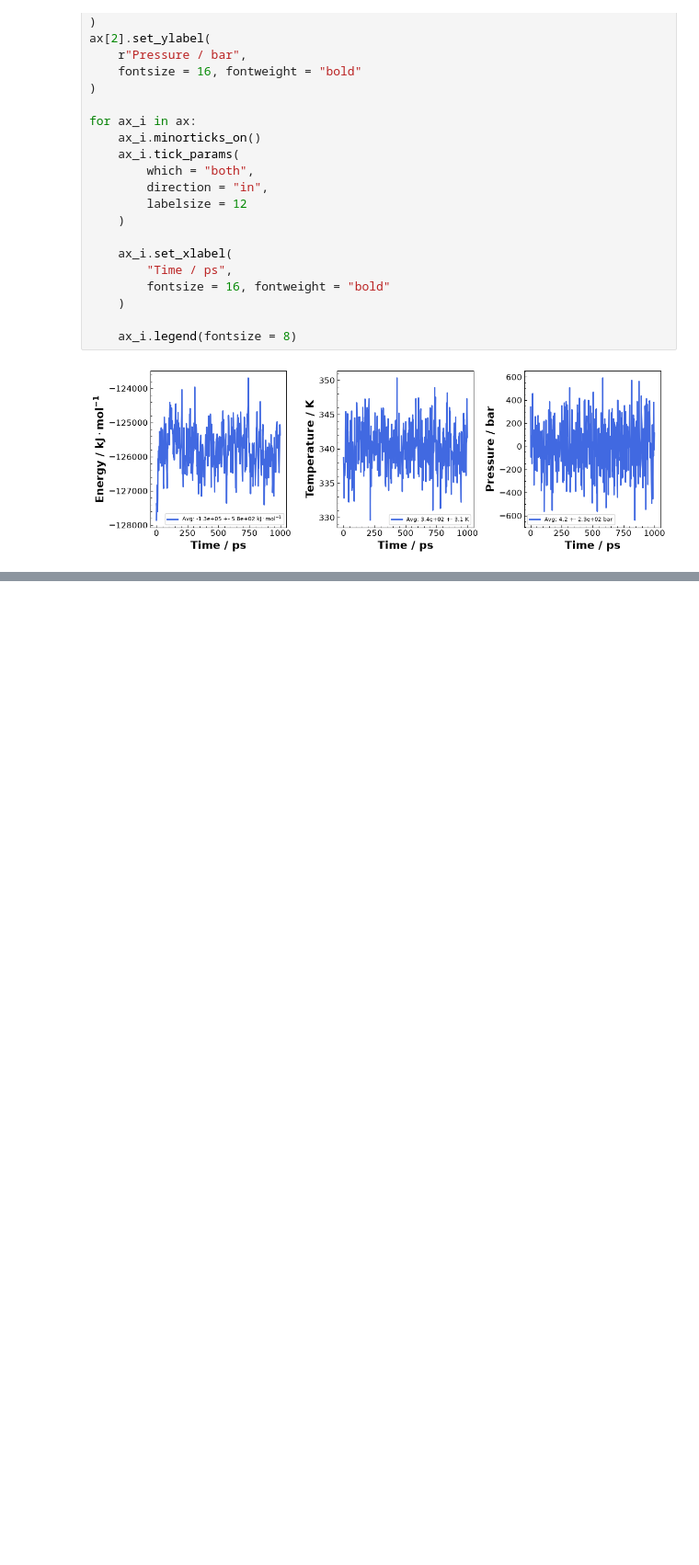
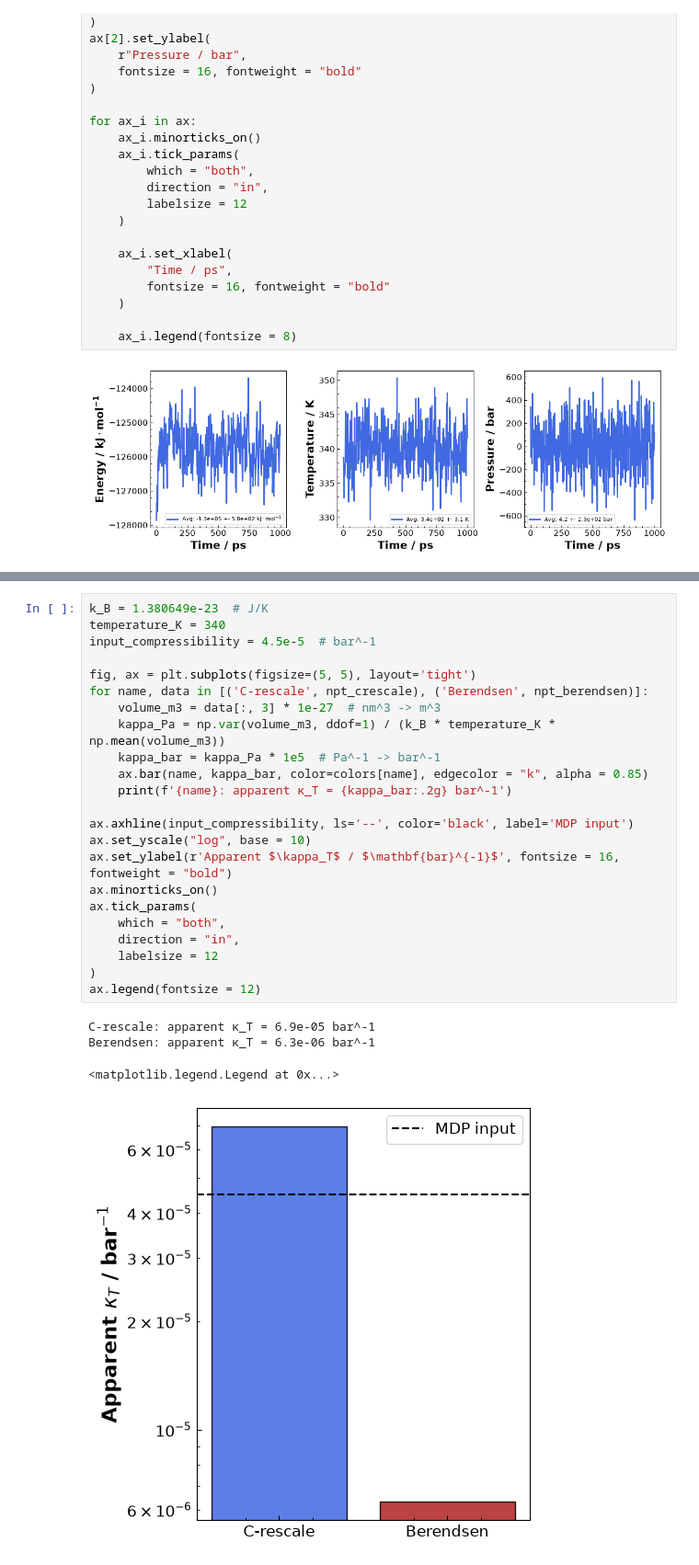
Before and after one commit to allexandre97/gromacs-tutorial, a Jupyter notebook: Exercises.ipynb, the cells around one changed output, grey strips where cells are left out. Shown at 92% size. Drawn from its saved outputs; the diff is of its cells as text; blank space fills up the shorter version.

```diff
--- a/Exercises.ipynb
+++ b/Exercises.ipynb
@@ -551,0 +845,28 @@ for ax_i in ax:
+# %%
+k_B = 1.380649e-23  # J/K
+temperature_K = 340
+input_compressibility = 4.5e-5  # bar^-1
+
+fig, ax = plt.subplots(figsize=(5, 5), layout='tight')
+for name, data in [('C-rescale', npt_crescale), ('Berendsen', npt_berendsen)]:
+    volume_m3 = data[:, 3] * 1e-27  # nm^3 -> m^3
+    kappa_Pa = np.var(volume_m3, ddof=1) / (k_B * temperature_K * np.mean(volume_m3))
+    kappa_bar = kappa_Pa * 1e5  # Pa^-1 -> bar^-1
+    ax.bar(name, kappa_bar, color=colors[name], edgecolor = "k", alpha = 0.85)
+    print(f'{name}: apparent κ_T = {kappa_bar:.2g} bar^-1')
+
+ax.axhline(input_compressibility, ls='--', color='black', label='MDP input')
+ax.set_yscale("log", base = 10)
+ax.set_ylabel(r'Apparent $\kappa_T$ / $\mathbf{bar}^{-1}$', fontsize = 16, fontweight = "bold")
+ax.minorticks_on()
+ax.tick_params(
+    which = "both",
+    direction = "in",
+    labelsize = 12
+)
+ax.legend(fontsize = 12)
+# %% [output]
+C-rescale: apparent κ_T = 6.9e-05 bar^-1
+Berendsen: apparent κ_T = 6.3e-06 bar^-1
+<matplotlib.legend.Legend at 0x...>
+[figure, added]
```
Also changed, not shown: parts of 19 cells of this notebook, 25 other files.
